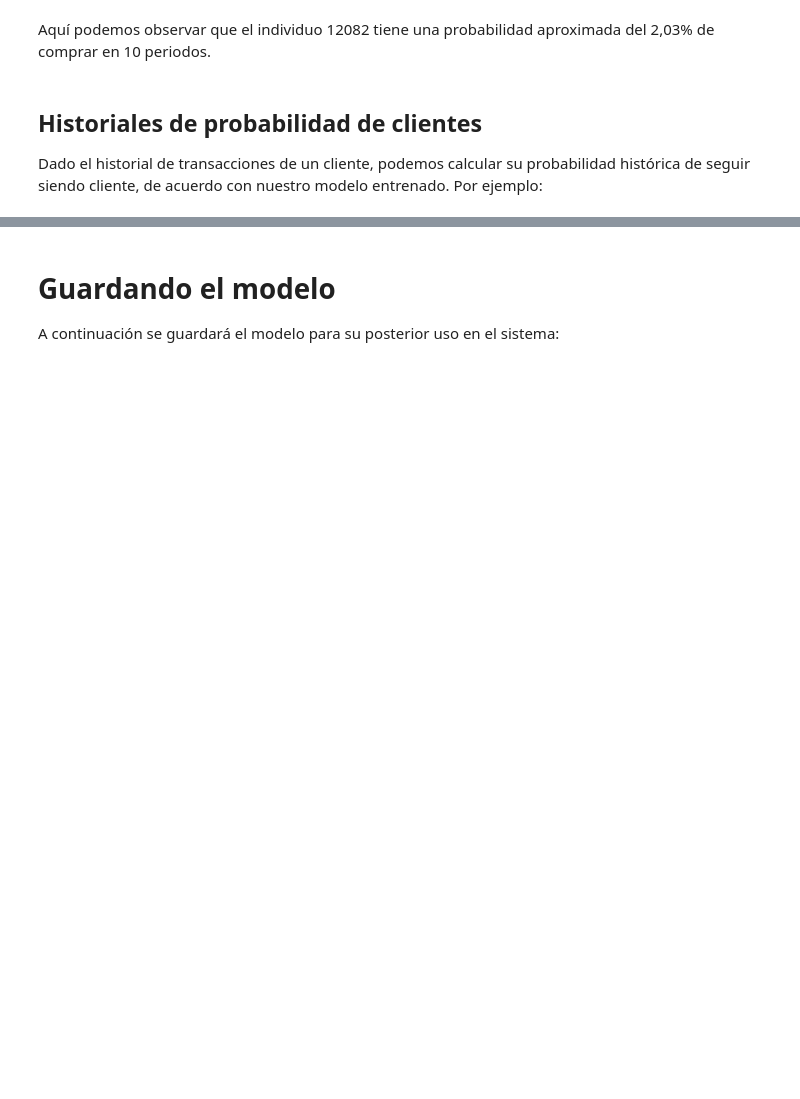
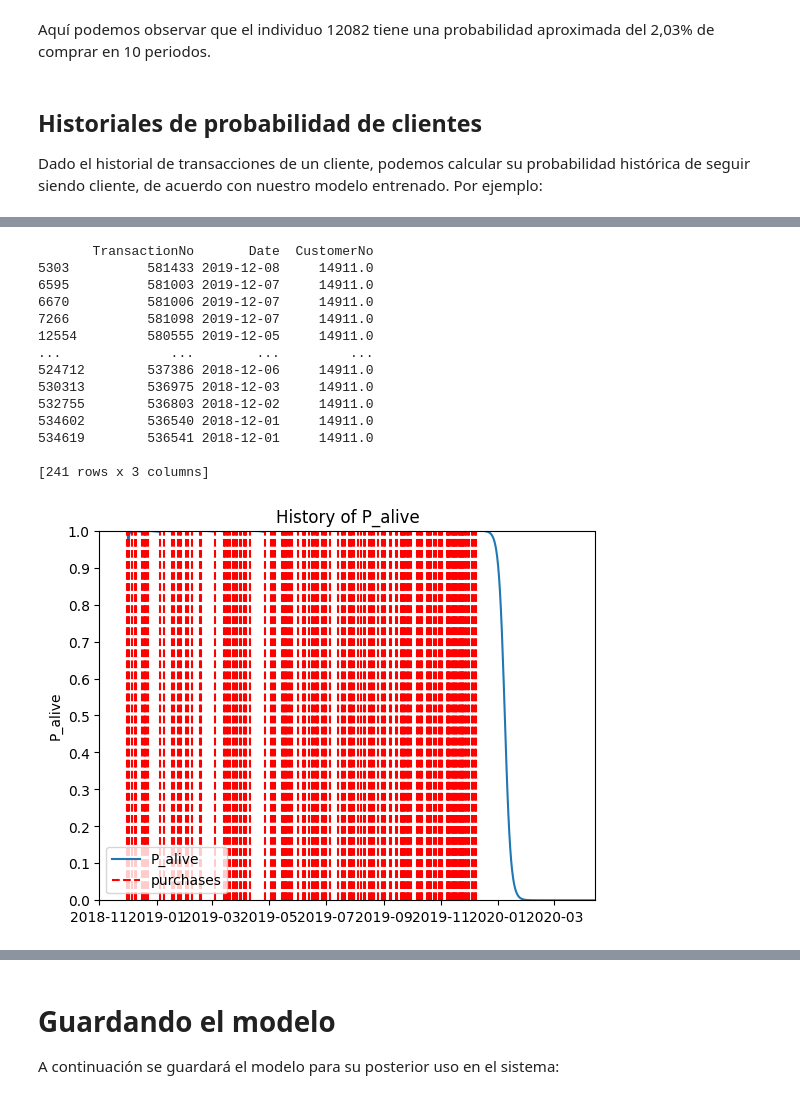
Before and after one commit to dimitrio-m/proyecto-de-grado, a Jupyter notebook: modelo/modelo.ipynb, the cells around one changed output, grey strips where cells are left out. Cells and saved outputs as stored; diff of their text form; code cells hidden in the pictures; blank space fills up the shorter version.

```diff
--- a/modelo/modelo.ipynb
+++ b/modelo/modelo.ipynb
@@ -309,3 +305,26 @@ print(transactions)
+# %%
+id = 14911
+days_since_birth = 500
+transactions = transactional_data.loc[transactional_data['CustomerNo'] == id]
+plot_history_alive(model, days_since_birth, transactions,
+                   'Date', start_date=datetime.datetime(2018, 11, 1))
+print(transactions)
+# %% [output]
+       TransactionNo       Date  CustomerNo
+5303          581433 2019-12-08     14911.0
+6595          581003 2019-12-07     14911.0
+6670          581006 2019-12-07     14911.0
+7266          581098 2019-12-07     14911.0
+12554         580555 2019-12-05     14911.0
+...              ...        ...         ...
+524712        537386 2018-12-06     14911.0
+530313        536975 2018-12-03     14911.0
+532755        536803 2018-12-02     14911.0
+534602        536540 2018-12-01     14911.0
+534619        536541 2018-12-01     14911.0
+
+[241 rows x 3 columns]
+[figure, added]
 # %%
 id = 12433
 days_since_birth = 400
```
Also changed, not shown: parts of 8 cells of this notebook.
